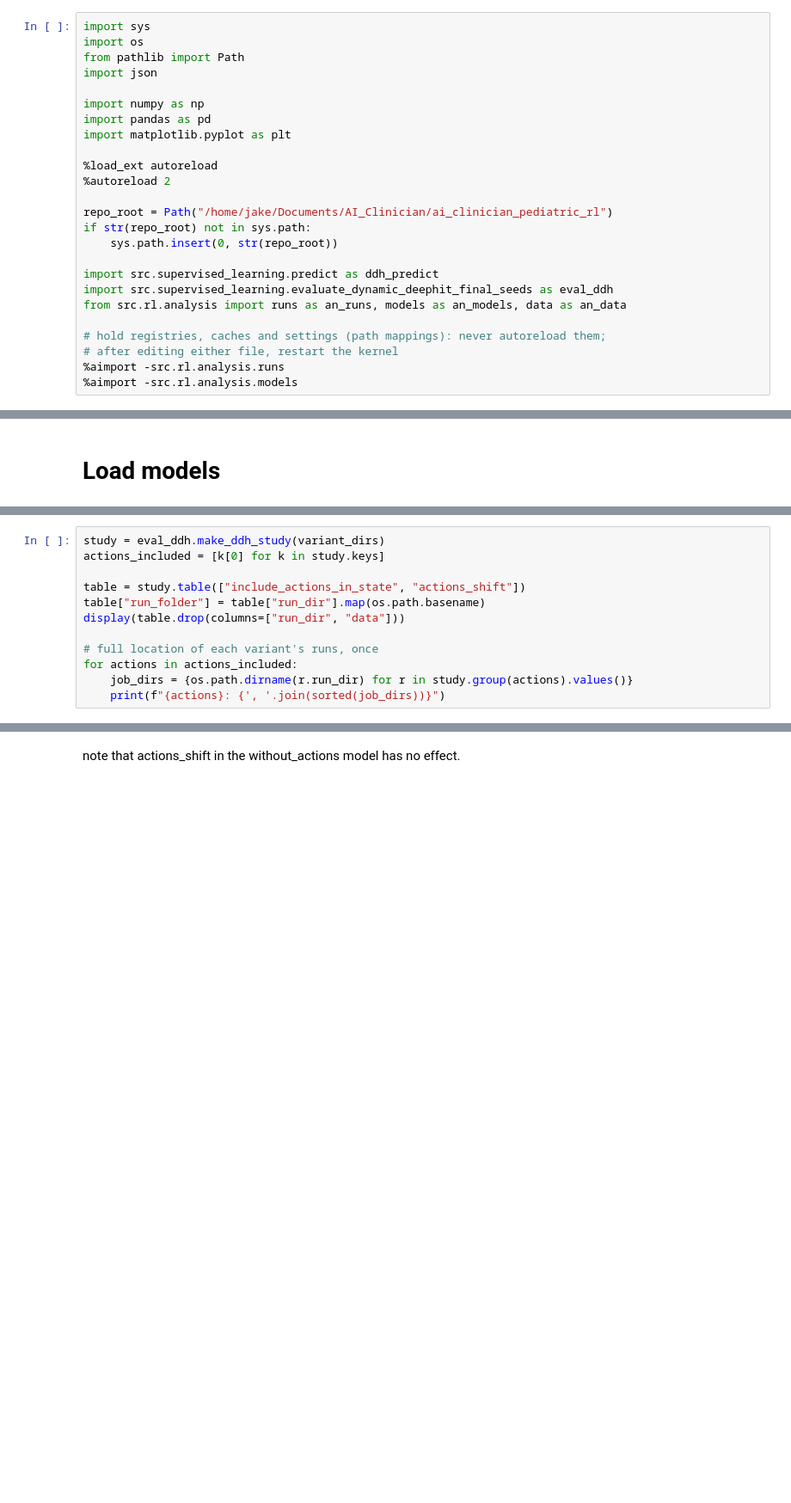
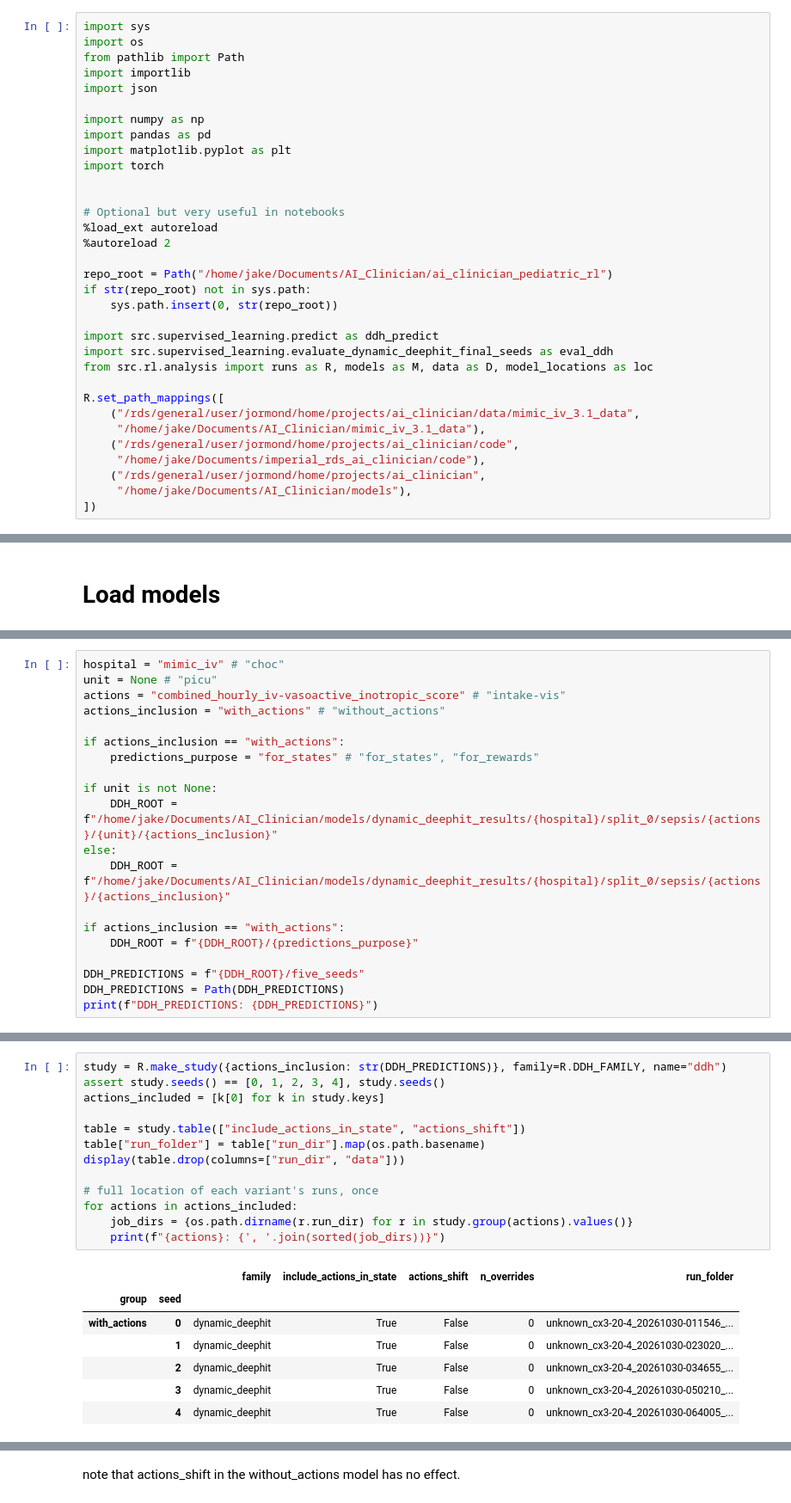
Before and after one commit to jakeormond/ai_clinician_pediatric_rl, a Jupyter notebook: src/supervised_learning/evaluate_dynamic_deephit_final_seeds.ipynb, the cells around one changed output, grey strips where cells are left out. Shown at 86% size. Drawn from its saved outputs; the diff is of its cells as text; blank space fills up the shorter version.

```diff
--- a/src/supervised_learning/evaluate_dynamic_deephit_final_seeds.ipynb
+++ b/src/supervised_learning/evaluate_dynamic_deephit_final_seeds.ipynb
@@ -10,12 +10,16 @@ This notebook generates train/val/test predictions for all 10 models (cached to
 import sys
 import os
 from pathlib import Path
+import importlib
 import json
 
 import numpy as np
 import pandas as pd
 import matplotlib.pyplot as plt
+import torch
 
+
+# Optional but very useful in notebooks
 %load_ext autoreload
 %autoreload 2
 
@@ -25,10 +29,14 @@ if str(repo_root) not in sys.path:
 
 import src.supervised_learning.predict as ddh_predict
 import src.supervised_learning.evaluate_dynamic_deephit_final_seeds as eval_ddh
-from src.rl.analysis import runs as an_runs, models as an_models, data as an_data
+from src.rl.analysis import runs as R, models as M, data as D, model_locations as loc
 
-# hold registries, caches and settings (path mappings): never autoreload them;
-# after editing either file, restart the kernel
-%aimport -src.rl.analysis.runs
-%aimport -src.rl.analysis.models
+R.set_path_mappings([
+    ("/rds/general/user/jormond/home/projects/ai_clinician/data/mimic_iv_3.1_data",
+     "/home/jake/Documents/AI_Clinician/mimic_iv_3.1_data"),
+    ("/rds/general/user/jormond/home/projects/ai_clinician/code",
+     "/home/jake/Documents/imperial_rds_ai_clinician/code"),
+    ("/rds/general/user/jormond/home/projects/ai_clinician",
+     "/home/jake/Documents/AI_Clinician/models"),
+])
 # %% [output]
@@ -69,0 +51,20 @@ without_actions: /home/jake/Documents/AI_Clinician/models/dynamic_deephit_result
+# %%
+hospital = "mimic_iv" # "choc"
+unit = None # "picu"
+actions = "combined_hourly_iv-vasoactive_inotropic_score" # "intake-vis"
+actions_inclusion = "with_actions" # "without_actions"
+
+if actions_inclusion == "with_actions":
+    predictions_purpose = "for_states" # "for_states", "for_rewards"
+
+if unit is not None:
+    DDH_ROOT = f"/home/jake/Documents/AI_Clinician/models/dynamic_deephit_results/{hospital}/split_0/sepsis/{actions}/{unit}/{actions_inclusion}"
+else:
+    DDH_ROOT = f"/home/jake/Documents/AI_Clinician/models/dynamic_deephit_results/{hospital}/split_0/sepsis/{actions}/{actions_inclusion}"
+
+if actions_inclusion == "with_actions":
+    DDH_ROOT = f"{DDH_ROOT}/{predictions_purpose}"
+
+DDH_PREDICTIONS = f"{DDH_ROOT}/five_seeds"
+DDH_PREDICTIONS = Path(DDH_PREDICTIONS)
+print(f"DDH_PREDICTIONS: {DDH_PREDICTIONS}")
@@ -70,13 +73,21 @@ without_actions: /home/jake/Documents/AI_Clinician/models/dynamic_deephit_result
 # %%
-study = eval_ddh.make_ddh_study(variant_dirs)
+study = R.make_study({actions_inclusion: str(DDH_PREDICTIONS)}, family=R.DDH_FAMILY, name="ddh")
+assert study.seeds() == [0, 1, 2, 3, 4], study.seeds()
 actions_included = [k[0] for k in study.keys]
 
 table = study.table(["include_actions_in_state", "actions_shift"])
 table["run_folder"] = table["run_dir"].map(os.path.basename)
 display(table.drop(columns=["run_dir", "data"]))
 
 # full location of each variant's runs, once
 for actions in actions_included:
     job_dirs = {os.path.dirname(r.run_dir) for r in study.group(actions).values()}
     print(f"{actions}: {', '.join(sorted(job_dirs))}")
 # %% [output]
+|  |  | family | include_actions_in_state | actions_shift | n_overrides | run_folder |
+| group | seed |  |  |  |  |  |
+| with_actions | 0 | dynamic_deephit | True | False | 0 | unknown_cx3-20-4_20261030-011546_... |
+|  | 1 | dynamic_deephit | True | False | 0 | unknown_cx3-20-4_20261030-023020_... |
+|  | 2 | dynamic_deephit | True | False | 0 | unknown_cx3-20-4_20261030-034655_... |
+|  | 3 | dynamic_deephit | True | False | 0 | unknown_cx3-20-4_20261030-050210_... |
+|  | 4 | dynamic_deephit | True | False | 0 | unknown_cx3-20-4_20261030-064005_... |
```
Also changed, not shown: parts of 38 cells of this notebook, 4 other files.
